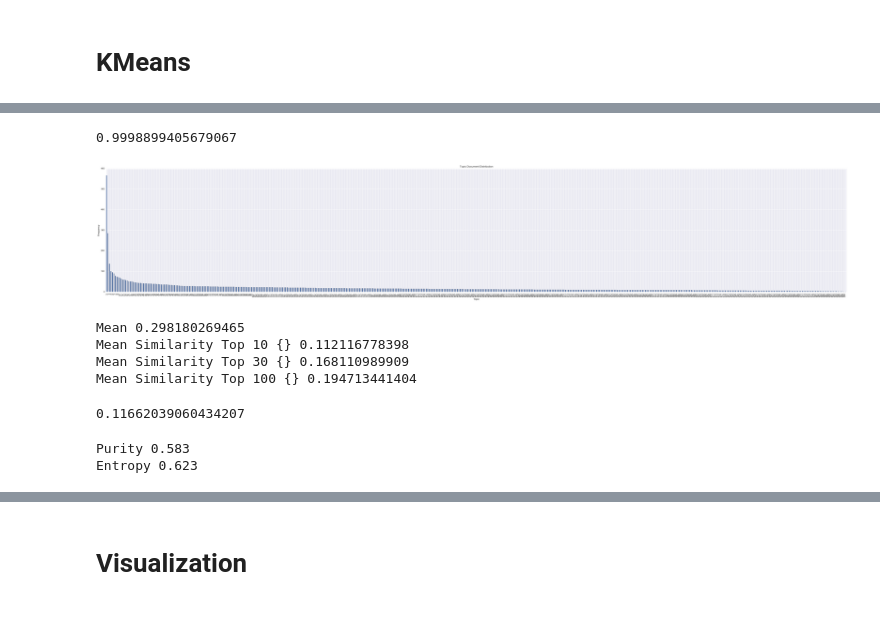
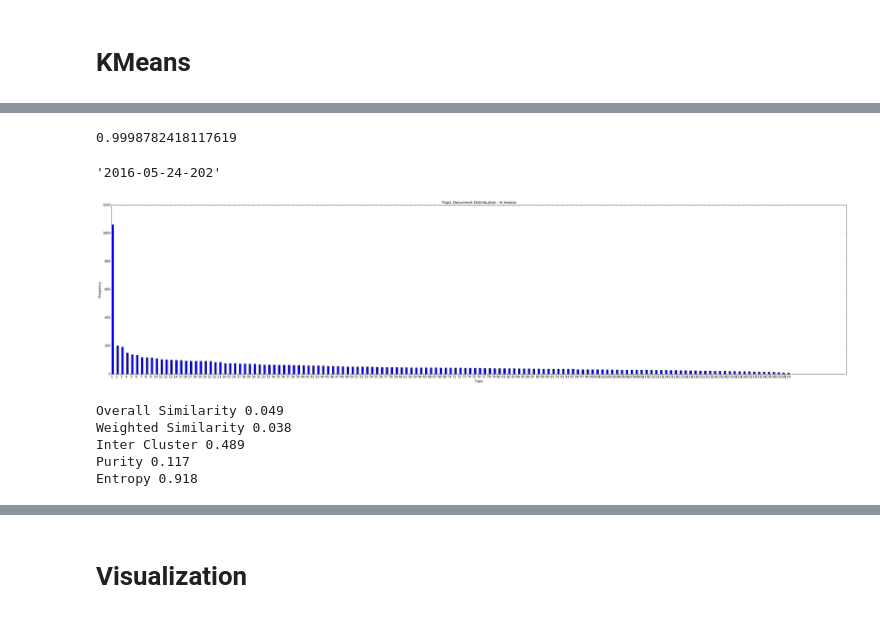
Before and after one commit to patorn/ucl_topic_structure_network_analysis, a Jupyter notebook: network.ipynb, the cells around one changed output, grey strips where cells are left out. Cells and saved outputs as stored; diff of their text form; code cells hidden in the pictures.

```diff
--- a/network.ipynb
+++ b/network.ipynb
@@ -1493,7 +1528,13 @@ Wall time: 47min 28s
+# %%
+# for k, v in reduced_docs.items():
+#     del reduced_docs[k]['section_id']
+
+for k, v in reduced_docs.items():
+    reduced_docs[k]['section_id'] = section_id[v['sectionId']]
 # %%
 for i, cluster in enumerate(clusters):
     print('{0}\r'.format(i/len(clusters)))
     clear_output(wait=True)
-    docs[token_keys[i]]['km'] = cluster
+    reduced_docs[reduced_token_keys[i]]['km'] = cluster
 # %% [output]
-0.9998899405679067
+0.9998782418117619
@@ -1509,7 +1547,7 @@ def km_to_topics(km_items):
     topics = {}
 
     for item in km_items:
-        topic_no = item[1]['km']
+        topic_no = item[1]
         try:
             topics[topic_no]
         except:
@@ -1528,0 +1564,8 @@ km_topics = km_to_topics(km_items)
+# %%
+km_items = []
+for item in reduced_docs.items():
+    km_items.append((item[0], item[1]['km']))
+# %%
+km_items[0][0]
+# %% [output]
+'2016-05-24-202'
@@ -1529,19 +1574,22 @@ km_topics = km_to_topics(km_items)
 # %%
 x_data = []
 y_data = []
 for key, value in sorted(km_topics.items(), key=lambda x: len(x[1]), reverse=True):
-    x_data.append(key)
-    y_data.append(len(value))
+    if key <= 100:
+        x_data.append(key)
+        y_data.append(len(value))
 
 ind = np.arange(0, len(y_data) * 2, 2)
-fig = plt.figure(figsize=(60,10))
+fig = plt.figure(figsize=(40,10))
+fig.patch.set_facecolor('w')
 plt.bar(ind, y_data)
-plt.xticks(ind, x_data, rotation=90)
-plt.title("Topic Document Distribution")
+plt.xticks(ind, x_data)
+plt.title("Topic Document Distribution - K-means")
 plt.xlabel("Topic")
 plt.ylabel("Frequency")
-fig.savefig('tmp/size_chart_lda.png')
+fig.tight_layout()
+fig.savefig('tmp/size_chart_km100.png')
 plt.show()
 # %% [output]
-[figure, old version]
+[figure, new version]
 # %%
@@ -1554,15 +1602 @@ for k, vs in km_topics.items():
-# %%
-print("Mean", intra_cluster_overall_similarity(topics))
-print("Mean Similarity Top 10 {}", intra_cluster_overall_similarity({k: v for k, v in topics.items() if k <= 10}))
-print("Mean Similarity Top 30 {}", intra_cluster_overall_similarity({k: v for k, v in topics.items() if k <= 30}))
-print("Mean Similarity Top 100 {}", intra_cluster_overall_similarity({k: v for k, v in topics.items() if k <= 100}))
-# %% [output]
-Mean 0.298180269465
-Mean Similarity Top 10 {} 0.112116778398
-Mean Similarity Top 30 {} 0.168110989909
-Mean Similarity Top 100 {} 0.194713441404
-# %%
-inter_cluster_overall_similarity(topics)
-# %% [output]
-0.11662039060434207
 # %%
@@ -1575,9 +1609,15 @@ for k, vs in km_topics.items():
 # %%
-print("Purity {0:.3f}".format(purity_weighted_score(len(labels_true.keys()), labels_true)))
-print("Entropy {0:.3f}".format(entropy_weighted_score(len(labels_true.keys()), labels_true)))
+print("Overall Similarity {0:.3f}".format(intra_cluster_overall_similarity(km_tfidf_topics)))
+print("Weighted Similarity {0:.3f}".format(intra_cluster_weighted_similarity(km_tfidf_topics)))
+print("Inter Cluster {0:.3f}".format(inter_cluster_overall_similarity(km_tfidf_topics)))
+print("Purity {0:.3f}".format(purity_weighted_score(len(km_labels_true.keys()), km_labels_true)))
+print("Entropy {0:.3f}".format(entropy_weighted_score(len(km_labels_true.keys()), km_labels_true)))
 # %% [output]
-Purity 0.583
-Entropy 0.623
+Overall Similarity 0.049
+Weighted Similarity 0.038
+Inter Cluster 0.489
+Purity 0.117
+Entropy 0.918
 # %%
 print("Intra")
 for i in np.arange(10,101,10):
```
Also changed, not shown: parts of 237 cells of this notebook, 4 other files.
